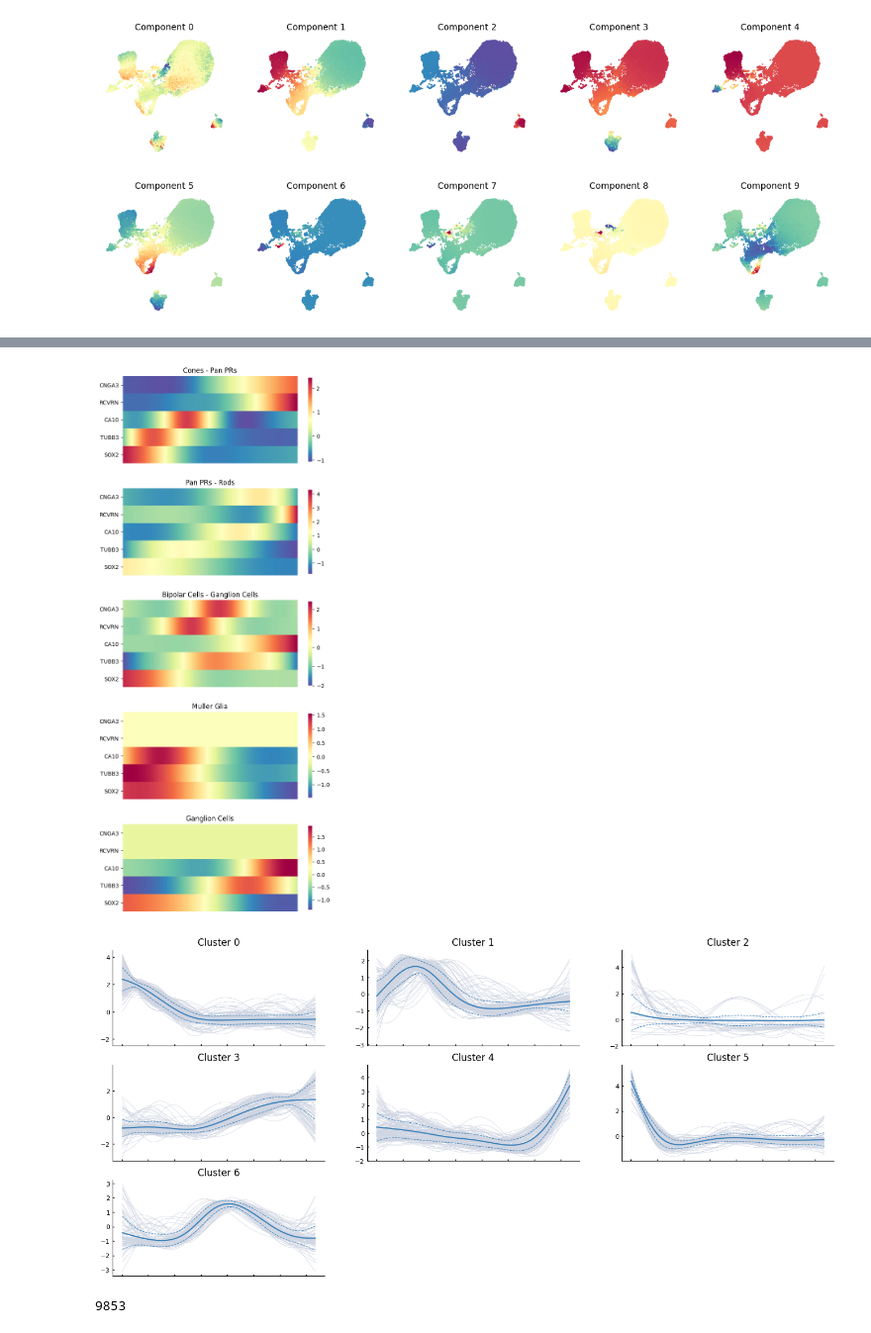
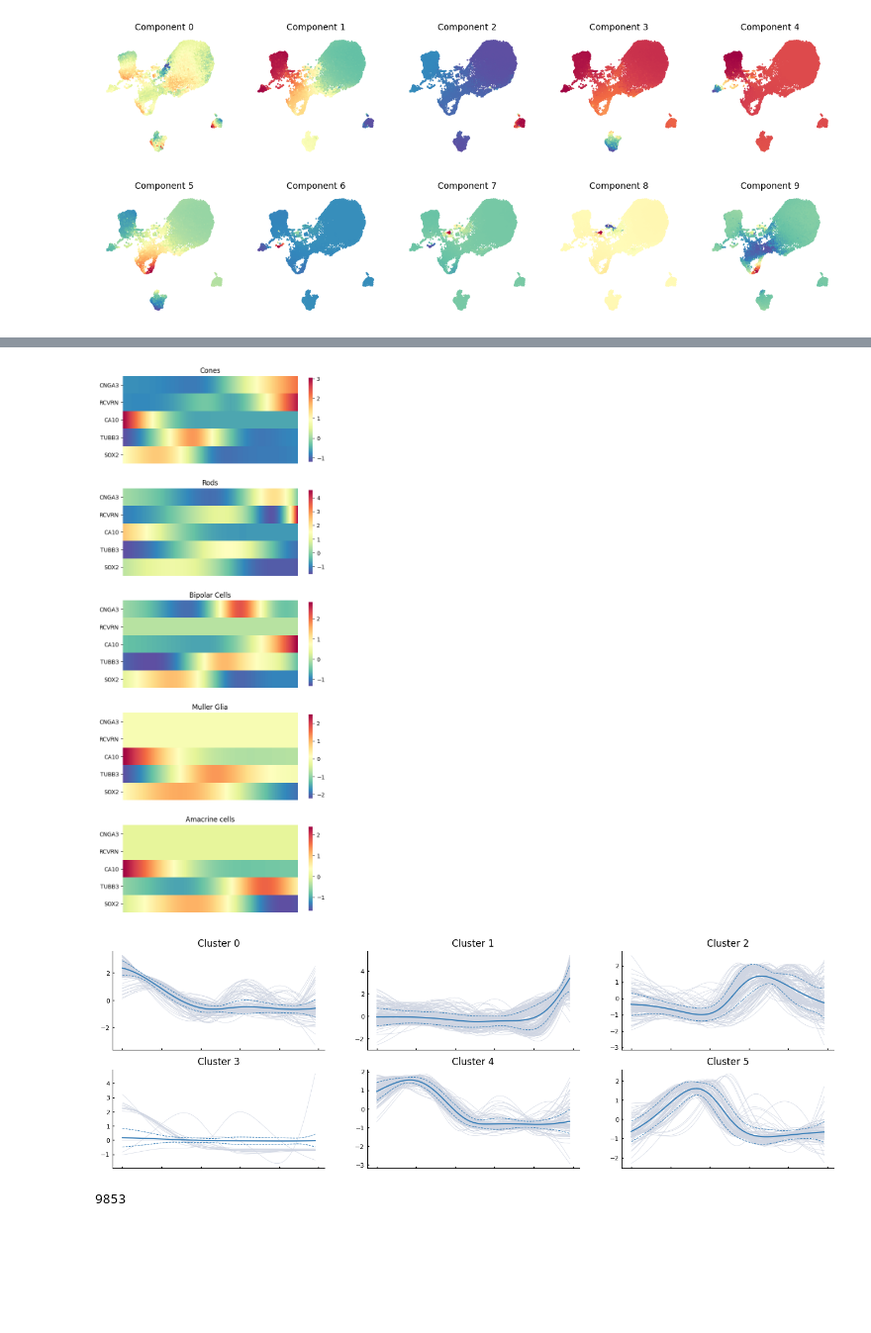
Before and after one commit to stewart-lab/scRNAseq_downstream, a Jupyter notebook: src/pseudotime_GAMMS2.ipynb, the cells around one changed output, grey strips where cells are left out. Shown at 99% size. Saved outputs shown, nothing was run; the diff lists cells and outputs as text; code cells hidden in the pictures; blank space fills up the shorter version.

```diff
--- a/src/pseudotime_GAMMS2.ipynb
+++ b/src/pseudotime_GAMMS2.ipynb
@@ -41,6 +41,11 @@ NC = 10 # number of components
 data_dir = os.path.expanduser(DATA_DIR)
 adata = sc.read_h5ad(data_dir + ADATA_FILE)
 adata
+from datetime import datetime
+now = datetime.now()
+now = now.strftime("%Y%m%d_%H%M%S")
+out_dir = data_dir + "pseudotime_" + now +"/"
+os.mkdir(out_dir)
 # %% [output]
 This is where adjacency matrices should go now.
   warn(
@@ -160,8 +157,8 @@ if ANNOT_TYPE == "clustifyr":
     terminal_states = palantir.utils.find_terminal_states(adata,celltypes=["Pan PRs","Cones","Bipolar Cells", "Muller Glia"],celltype_column="clustifyr_call_consol_type")
 elif ANNOT_TYPE == "manual":
     # manual annotation
-    set(adata.obs['CellType'])
-    terminal_states = palantir.utils.find_terminal_states(adata,celltypes=["Pan PRs - Rods","Cones - Pan PRs", "Muller Glia","Ganglion Cells","Bipolar Cells - Ganglion Cells"],celltype_column="CellType")
+    set(adata.obs['CellType_manual'])
+    terminal_states = palantir.utils.find_terminal_states(adata,celltypes=['Rods', 'Muller Glia', 'Cones', 'Bipolar Cells', 'Amacrine cells'],celltype_column="CellType_manual")
 elif ANNOT_TYPE == "seurat_map":
     # seurat mapping annotation
     set(adata.obs['predicted.celltype'])
@@ -199,7 +196,7 @@ if ANNOT_TYPE == "clustifyr":
 elif ANNOT_TYPE == "manual":
     # manual annotation
     # use Retinal Progenitor-Muller Glia to find start cell
-    start_cell = palantir.utils.early_cell(adata,celltype="Retinal Prog - Muller Glia",celltype_column="CellType",fallback_seed=1234)
+    start_cell = palantir.utils.early_cell(adata,celltype="Retinal Prog",celltype_column="CellType_manual",fallback_seed=1234)
 elif ANNOT_TYPE == "seurat_map":
     # seurat mapping
     start_cell = palantir.utils.early_cell(adata,celltype="Prog",celltype_column="predicted.celltype",fallback_seed=1234)
@@ -358,38 +355,38 @@ Ganglion Cells
 # %%
 # Heatmap trend visualization
 palantir.plot.plot_gene_trend_heatmaps(adata, genes)
-plt.savefig(data_dir + 'gene_trends_heatmap.png')
+plt.savefig(out_dir + 'gene_trends_heatmap.png')
 plt.show()
 # %% [output]
-[figure, old version]
+[figure, new version]
 # %%
 # Clustering
 # Gene expression trends can be clustered and visualized
 # Here the first 1000 genes along the cones genes are clustered
 more_genes = adata.var_names[:1000]
 if ANNOT_TYPE == "clustifyr":
     # clustifyr
     communities = palantir.presults.cluster_gene_trends(adata, "Cones", more_genes)
     palantir.plot.plot_gene_trend_clusters(adata, "Cones")
 elif ANNOT_TYPE == "manual":
     # manual annotation
-    communities = palantir.presults.cluster_gene_trends(adata, "Cones - Pan PRs", more_genes)
-    palantir.plot.plot_gene_trend_clusters(adata, "Cones - Pan PRs")
+    communities = palantir.presults.cluster_gene_trends(adata, "Cones", more_genes)
+    palantir.plot.plot_gene_trend_clusters(adata, "Cones")
 elif ANNOT_TYPE == "seurat_map":
     # seurat mapping
     communities = palantir.presults.cluster_gene_trends(adata, "PR", more_genes)
     palantir.plot.plot_gene_trend_clusters(adata, "PR")
 elif ANNOT_TYPE == "orig.ident":
     # timepoint/original annotation
     communities = palantir.presults.cluster_gene_trends(adata, "ResyncTime5", more_genes)
     palantir.plot.plot_gene_trend_clusters(adata, "ResyncTime5")
 else:
     print("Error: invalid annotation type")
 # save figure and show
-plt.savefig(data_dir + 'gene_trend_clusters.png')
+plt.savefig(out_dir + 'gene_trend_clusters.png')
 plt.show()
 # %% [output]
-[figure, old version]
+[figure, new version]
 # %%
 adata
 # weird seurat to anndata thing- anndata doesn not like a column named _index
```
Also changed, not shown: parts of 21 cells of this notebook, 3 other files.
